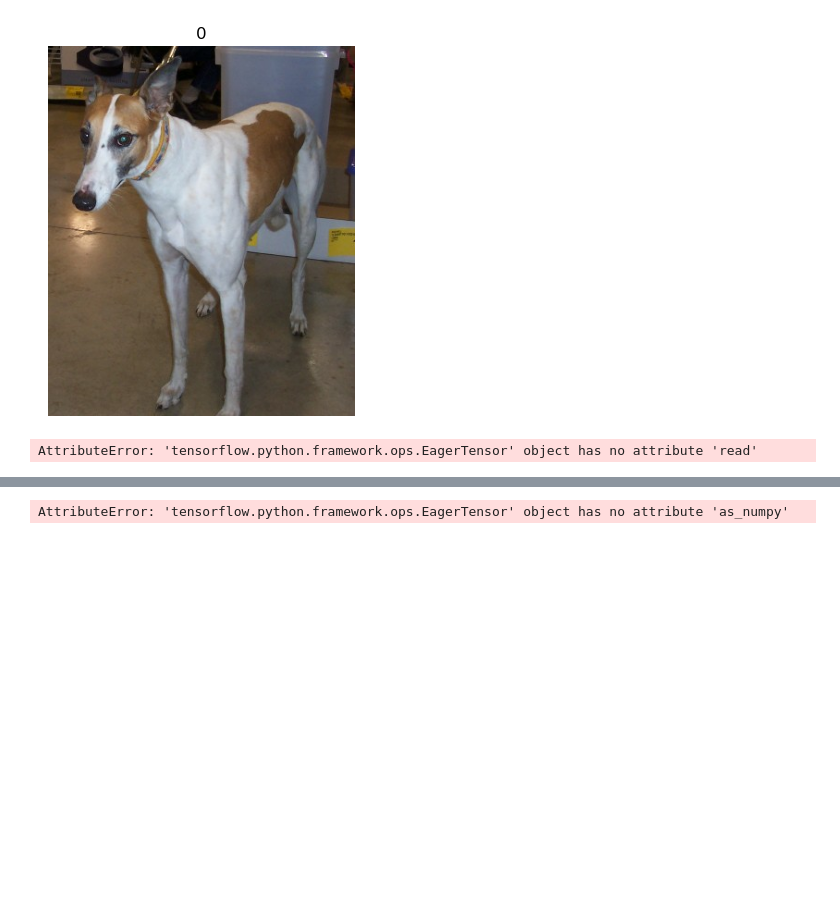
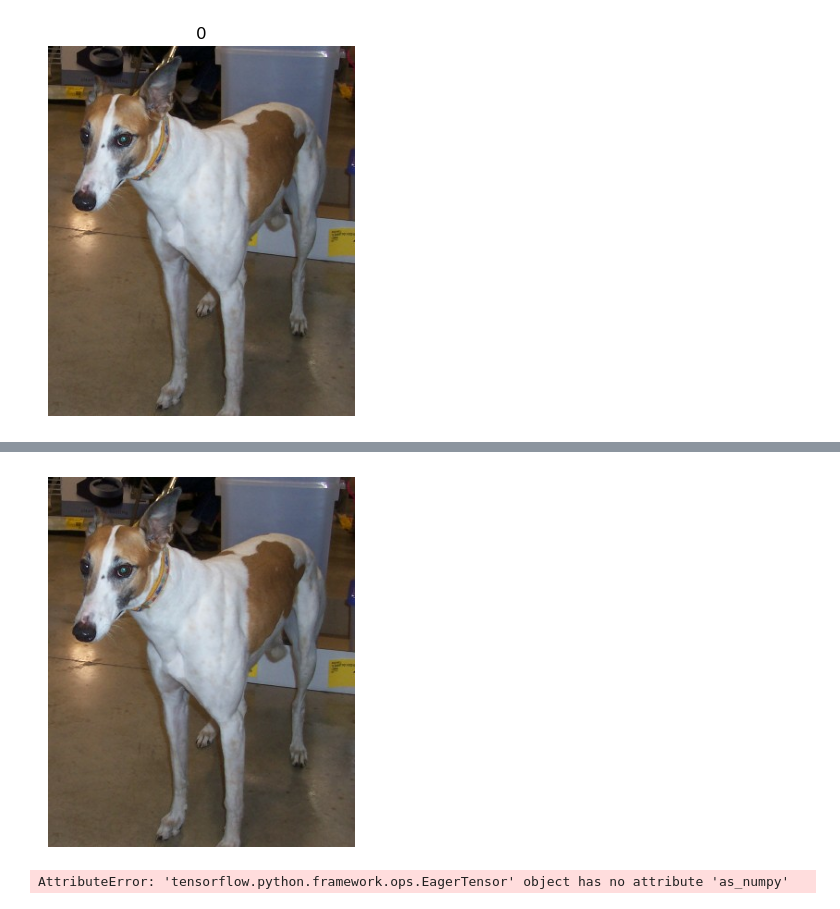
Before and after one commit to atmelino/learn, a Jupyter notebook: ai/practice/tfds/table_view.ipynb, the cells around one changed output, grey strips where cells are left out. Drawn from its saved outputs; the diff is of its cells as text; code cells hidden in the pictures; blank space fills up the shorter version.

```diff
--- a/ai/practice/tfds/table_view.ipynb
+++ b/ai/practice/tfds/table_view.ipynb
@@ -39,6 +37,8 @@ for i, (image, label) in enumerate(test_dataset.take(-1)):
     images.append(image)
 
 plt.imshow(images[2])
+tfds_img_buf = io.BytesIO()
+plt.savefig(tfds_img_buf, format='png')
 plt.title(int(label))
 plt.axis("off")
 # %% [output]
@@ -48,9 +48,18 @@ plt.axis("off")
 import base64, io, IPython
 from PIL import Image as PILImage
 
+
+# plt.plot([1, 2])
+plt.imshow(images[2])
+plt.axis("off")
+img_buf = io.BytesIO()
+plt.savefig(img_buf, format='png')
+# image = Image.open(img_buf)
+image = Image.open(tfds_img_buf)
+
 # image_path='puppy.jpg'
 # image = PILImage.open(image_path)
-image = PILImage.open(images[2])
+# image = PILImage.open(images[2])
 
 # image = images[2]
 
@@ -60,11 +69,11 @@ encoded_string = base64.b64encode(output.getvalue()).decode()
 
 
 html1='<table><tr> \
+<td> <img src="embedded-picture "/> </td> \
 <td> <img src="puppy.jpg" alt="Drawing" style="width: 250px;"/> </td> \
-<td> <img src="puppy.jpg" alt="Drawing" style="width: 250px;"/> </td> \
-</tr></table>'
+</tr></table>'.format(encoded_string)
 
 html = '<img src="embedded-picture"/>'.format(encoded_string)
+
 IPython.display.HTML(html1)
 # %% [output]
-AttributeError: 'tensorflow.python.framework.ops.EagerTensor' object has no attribute 'read'
@@ -71,3 +81,4 @@ AttributeError: 'tensorflow.python.framework.ops.EagerTensor' object has no attr
+[figure, added]
 # %%
 from ipywidgets import HBox, Label
 import ipywidgets as widgets
```
Also changed, not shown: parts of 3 cells of this notebook, 2 other files.
